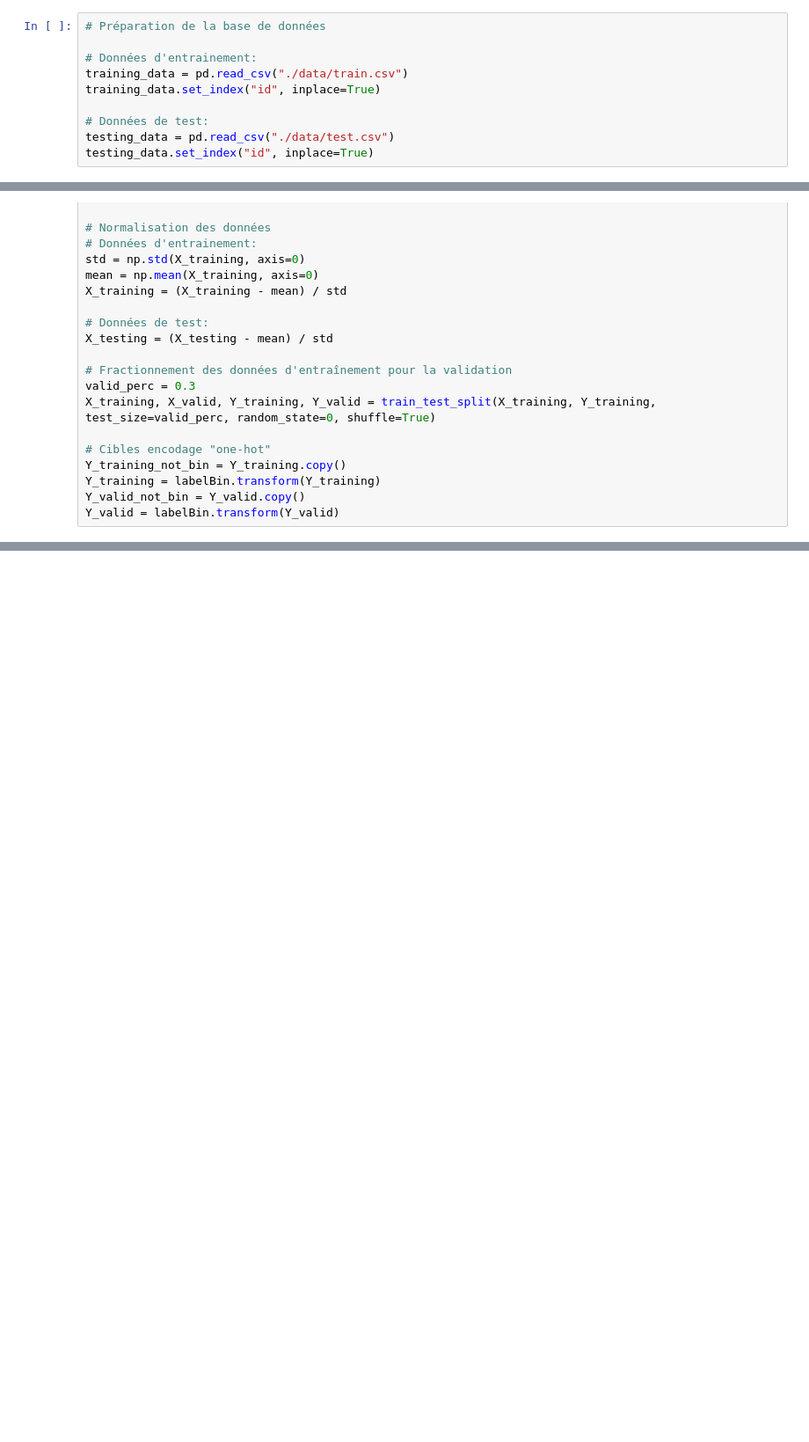
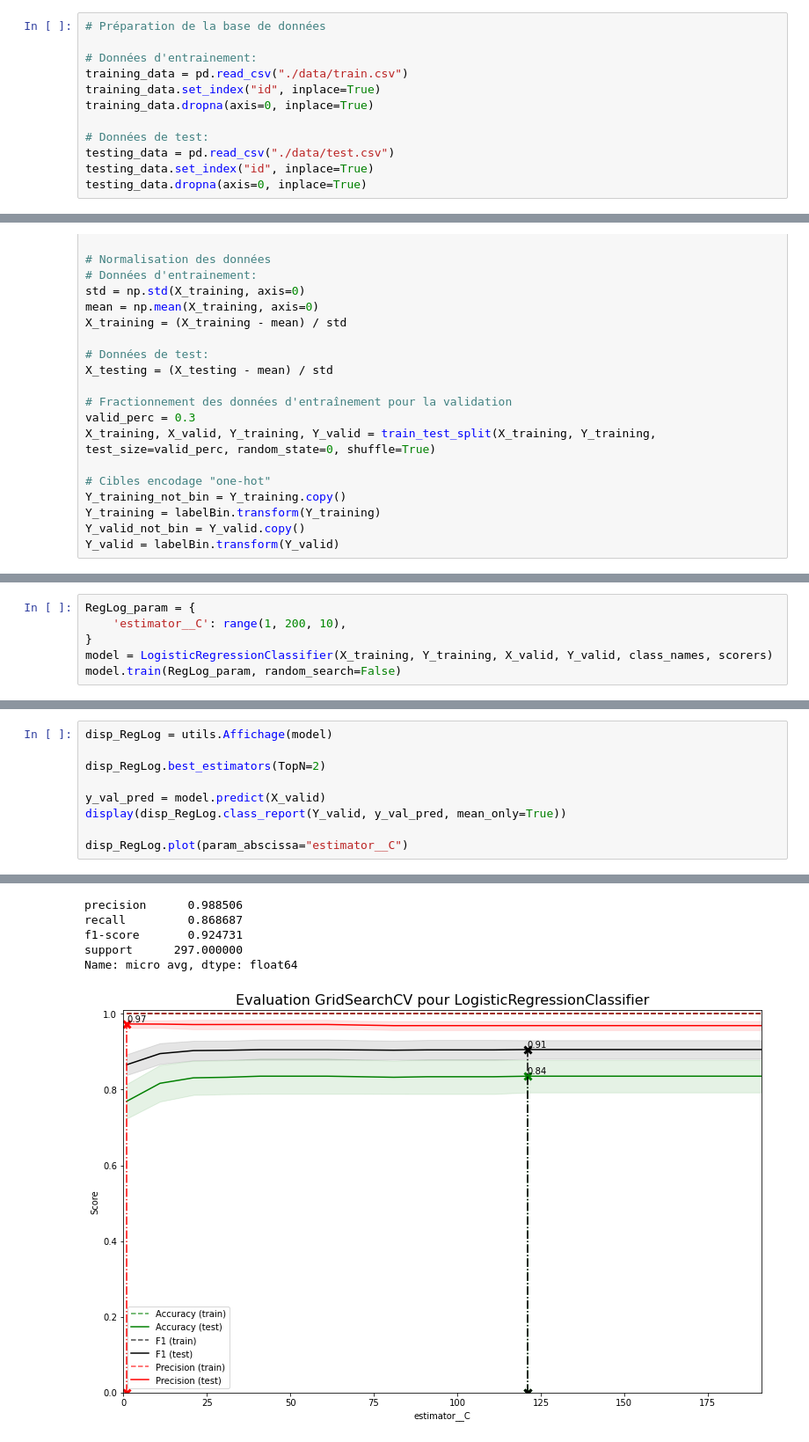
Before and after one commit to Antabli/IFT712-2022H, a Jupyter notebook: Main.ipynb, the cells around one changed output, grey strips where cells are left out. Shown at 88% size. Saved outputs shown, nothing was run; the diff lists cells and outputs as text; blank space fills up the shorter version.

Commit message:
regression_logistique

```diff
--- a/Main.ipynb
+++ b/Main.ipynb
@@ -42,7 +45,9 @@ Chaque ensemble possède :
 # Données d'entrainement:
 training_data = pd.read_csv("./data/train.csv")
 training_data.set_index("id", inplace=True)
+training_data.dropna(axis=0, inplace=True)
 
 # Données de test:
 testing_data = pd.read_csv("./data/test.csv")
 testing_data.set_index("id", inplace=True)
+testing_data.dropna(axis=0, inplace=True)
@@ -113,0 +221,6 @@ Y_valid = labelBin.transform(Y_valid)
+# %%
+RegLog_param = {
+    'estimator__C': range(1, 200, 10),
+}
+model = LogisticRegressionClassifier(X_training, Y_training, X_valid, Y_valid, class_names, scorers)
+model.train(RegLog_param, random_search=False)
@@ -113,0 +234,10 @@ Y_valid = labelBin.transform(Y_valid)
+# %%
+disp_RegLog = utils.Affichage(model)
+
+disp_RegLog.best_estimators(TopN=2)
+
+y_val_pred = model.predict(X_valid)
+display(disp_RegLog.class_report(Y_valid, y_val_pred, mean_only=True))
+
+disp_RegLog.plot(param_abscissa="estimator__C")
+# %% [output]
@@ -113,0 +261,6 @@ Y_valid = labelBin.transform(Y_valid)
+precision      0.988506
+recall         0.868687
+f1-score       0.924731
+support      297.000000
+Name: micro avg, dtype: float64
+[figure, added]
```
Also changed, not shown: parts of 19 cells of this notebook, 3 other files.
